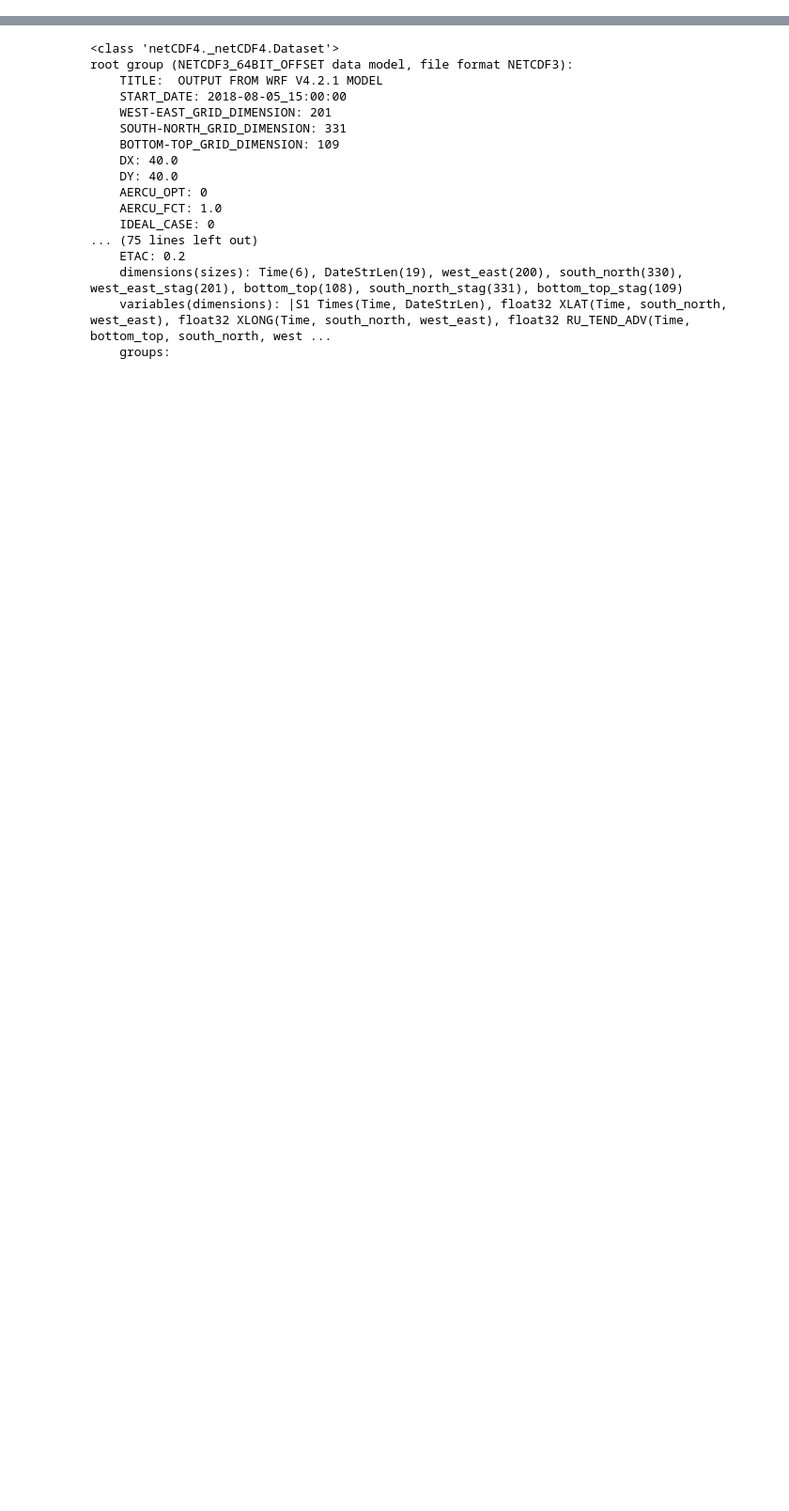
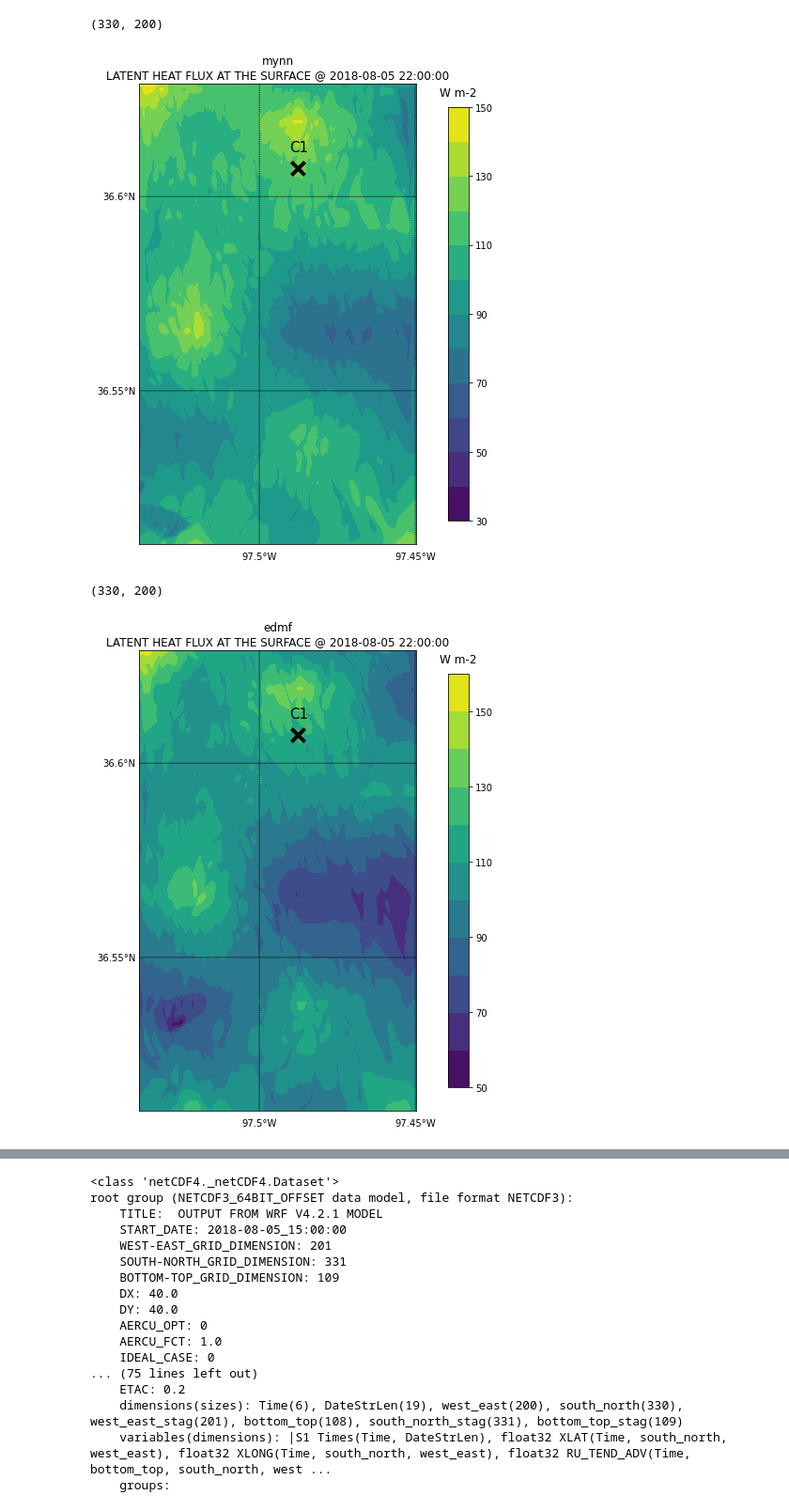
Before and after one commit to joejoeyjoseph/mmc-pnnl-j3, a Jupyter notebook: sgp/eagle/04a_auxout_xycontour.ipynb, the cells around one changed output, grey strips where cells are left out. Shown: that part at 94% size. Cells and saved outputs as stored; diff of their text form; code cells hidden in the pictures; blank space fills up the shorter version.

```diff
--- a/sgp/eagle/04a_auxout_xycontour.ipynb
+++ b/sgp/eagle/04a_auxout_xycontour.ipynb
@@ -22,0 +101,13 @@ import numpy as np
+# %%
+eval_date = '2018-08-05'
+hr = 22
+for row in ['mynn', 'edmf', 'mynn_1arcs']:
+    date_col = data_dir_df[eval_date]
+    file = wrf_runs_dir+date_col[row]+'/auxout/mmc_d04_'+eval_date+'_'+str(hr)+':00:00'
+    plot_c1contour(file, 'LH', row)
+#     print(file)
+# %% [output]
+(330, 200)
+[figure, added]
+(330, 200)
+[figure, added]
```
Also changed, not shown: parts of 21 cells of this notebook.
